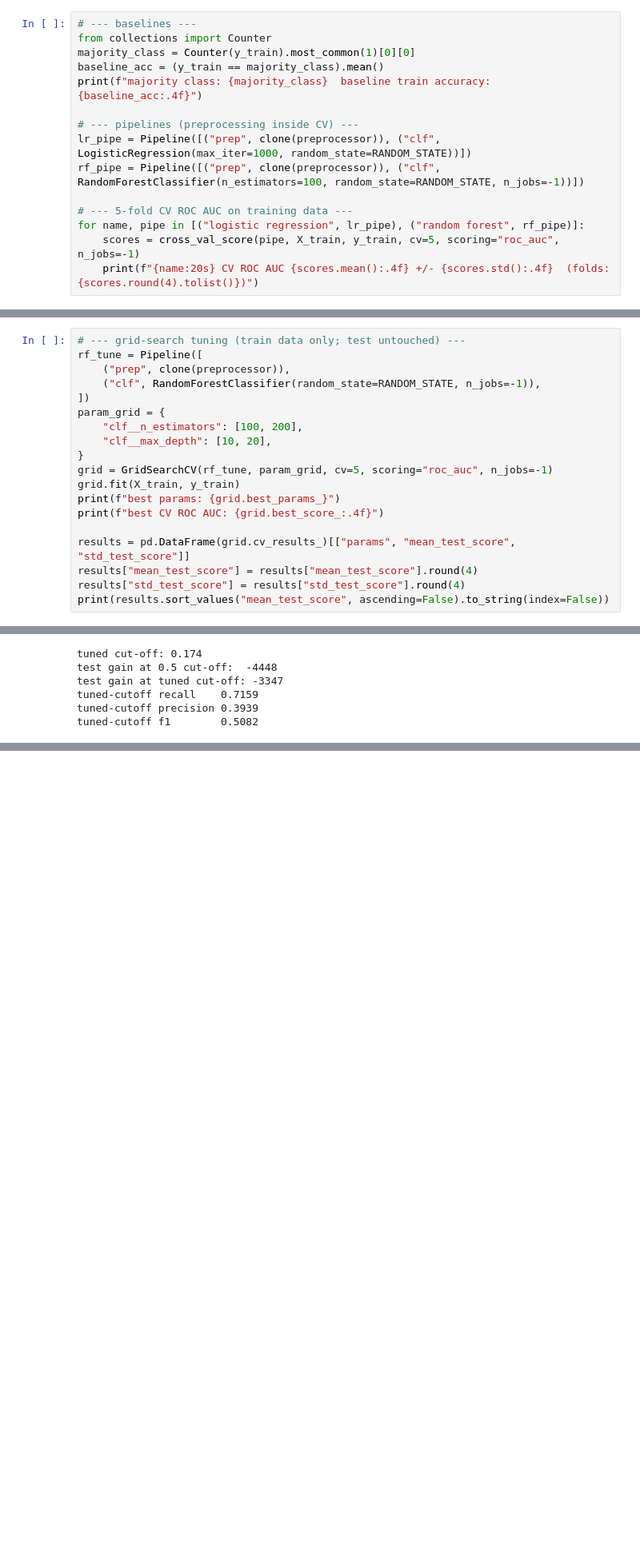
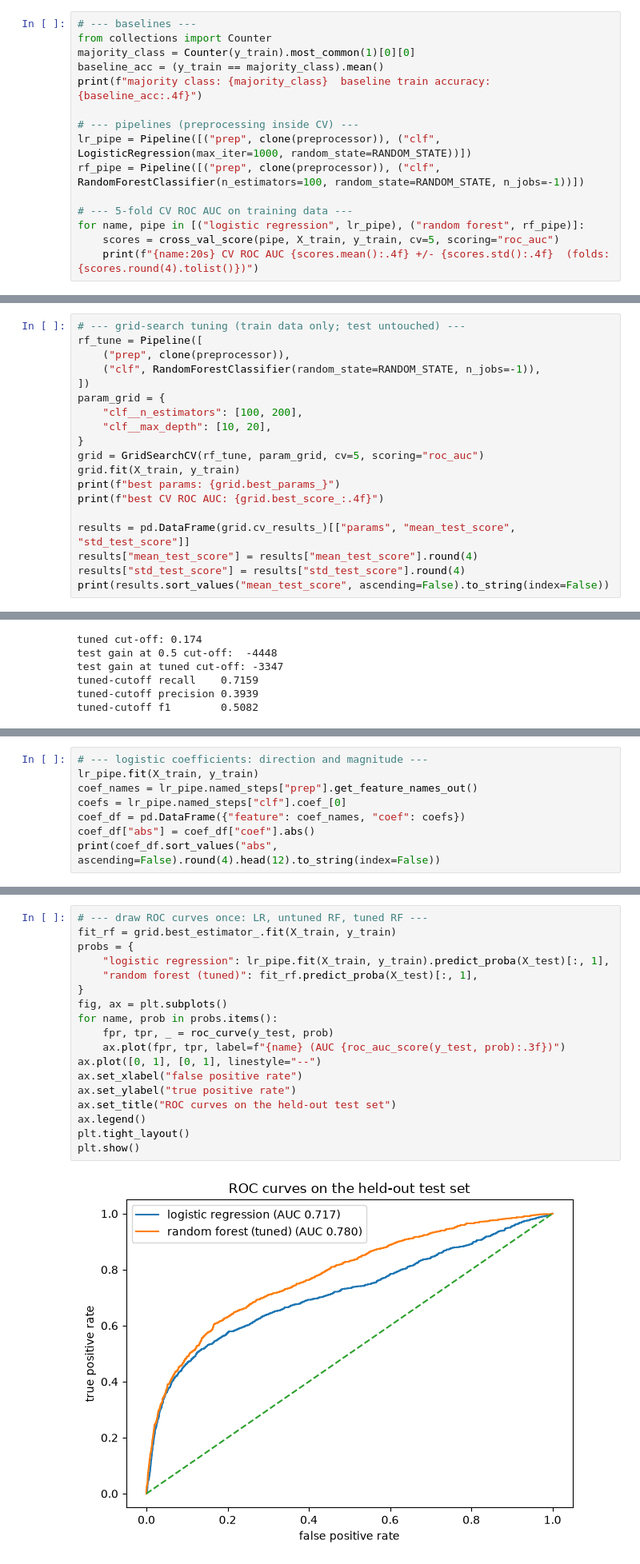
Before and after one commit to intend-dev/applied-machine-learning-credit-card-default, a Jupyter notebook: modeling.ipynb, the cells around one changed output, grey strips where cells are left out. Shown at 80% size. Cells and saved outputs as stored; diff of their text form; blank space fills up the shorter version.

```diff
--- a/modeling.ipynb
+++ b/modeling.ipynb
@@ -236,7 +234,7 @@ rf_pipe = Pipeline([("prep", clone(preprocessor)), ("clf", RandomForestClassifie
 
 # --- 5-fold CV ROC AUC on training data ---
 for name, pipe in [("logistic regression", lr_pipe), ("random forest", rf_pipe)]:
-    scores = cross_val_score(pipe, X_train, y_train, cv=5, scoring="roc_auc", n_jobs=-1)
+    scores = cross_val_score(pipe, X_train, y_train, cv=5, scoring="roc_auc")
     print(f"{name:20s} CV ROC AUC {scores.mean():.4f} +/- {scores.std():.4f}  (folds: {scores.round(4).tolist()})")
 # %% [output]
 majority class: 0  baseline train accuracy: 0.7788
@@ -267,7 +265,7 @@ param_grid = {
     "clf__n_estimators": [100, 200],
     "clf__max_depth": [10, 20],
 }
-grid = GridSearchCV(rf_tune, param_grid, cv=5, scoring="roc_auc", n_jobs=-1)
+grid = GridSearchCV(rf_tune, param_grid, cv=5, scoring="roc_auc")
 grid.fit(X_train, y_train)
 print(f"best params: {grid.best_params_}")
 print(f"best CV ROC AUC: {grid.best_score_:.4f}")
@@ -360,0 +471,8 @@ tuned-cutoff f1        0.5082
+# %%
+# --- logistic coefficients: direction and magnitude ---
+lr_pipe.fit(X_train, y_train)
+coef_names = lr_pipe.named_steps["prep"].get_feature_names_out()
+coefs = lr_pipe.named_steps["clf"].coef_[0]
+coef_df = pd.DataFrame({"feature": coef_names, "coef": coefs})
+coef_df["abs"] = coef_df["coef"].abs()
+print(coef_df.sort_values("abs", ascending=False).round(4).head(12).to_string(index=False))
@@ -360,0 +495,20 @@ tuned-cutoff f1        0.5082
+# %%
+# --- draw ROC curves once: LR, untuned RF, tuned RF ---
+fit_rf = grid.best_estimator_.fit(X_train, y_train)
+probs = {
+    "logistic regression": lr_pipe.fit(X_train, y_train).predict_proba(X_test)[:, 1],
+    "random forest (tuned)": fit_rf.predict_proba(X_test)[:, 1],
+}
+fig, ax = plt.subplots()
+for name, prob in probs.items():
+    fpr, tpr, _ = roc_curve(y_test, prob)
+    ax.plot(fpr, tpr, label=f"{name} (AUC {roc_auc_score(y_test, prob):.3f})")
+ax.plot([0, 1], [0, 1], linestyle="--")
+ax.set_xlabel("false positive rate")
+ax.set_ylabel("true positive rate")
+ax.set_title("ROC curves on the held-out test set")
+ax.legend()
+plt.tight_layout()
+plt.show()
+# %% [output]
+[figure, added]
```
Also changed, not shown: parts of 12 cells of this notebook.
